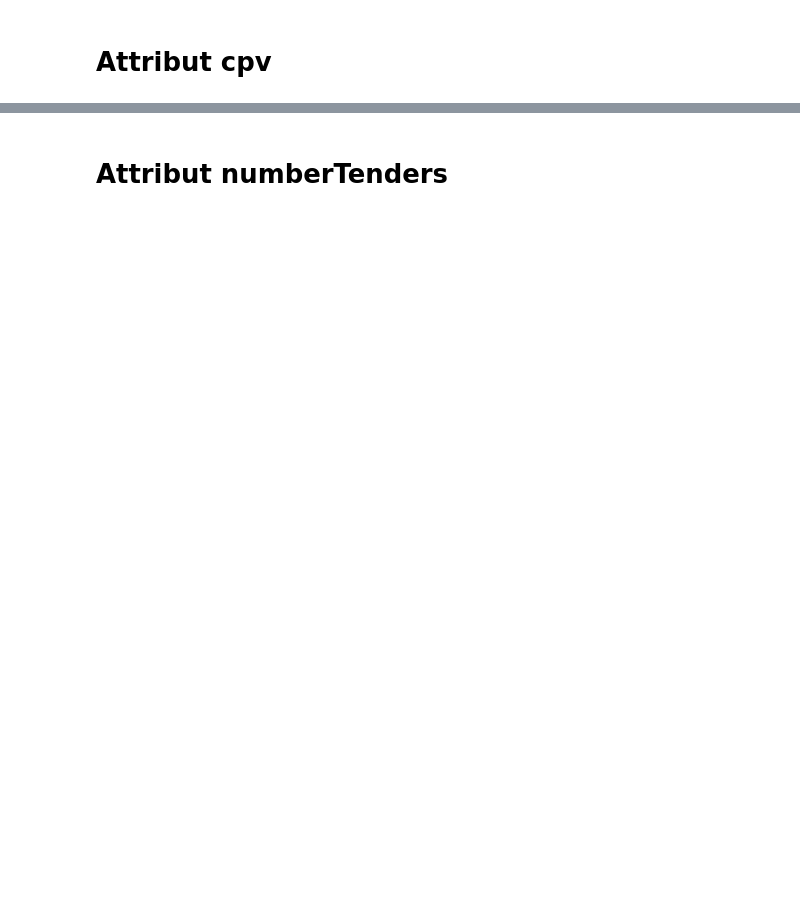
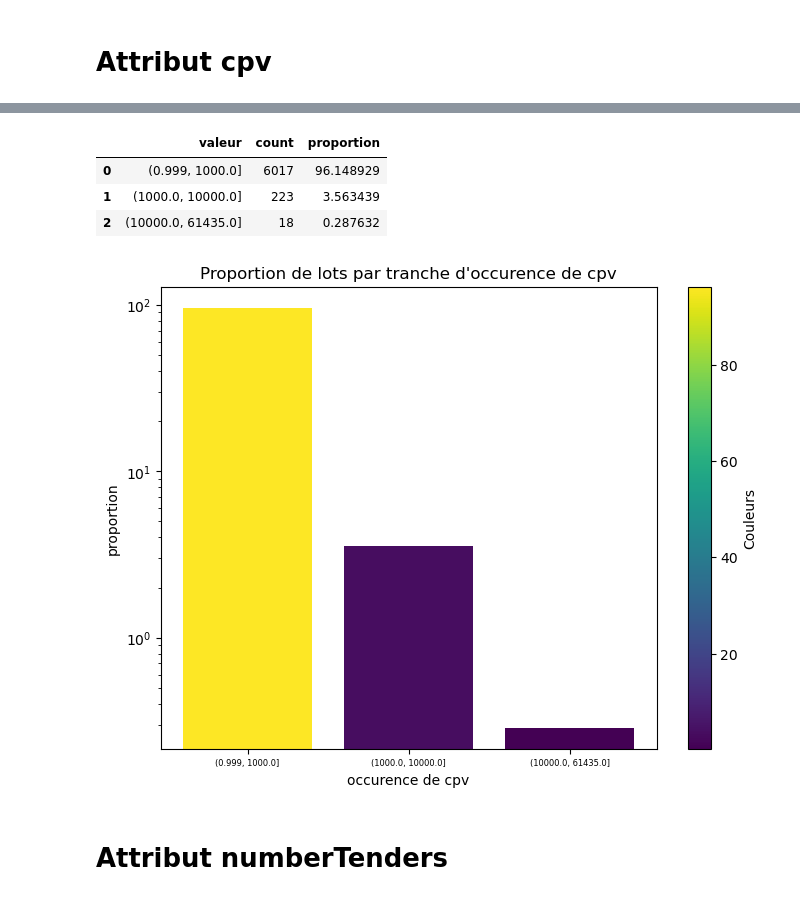
Before and after one commit to abdelhadi-essabri/FOPPA_Project, a Jupyter notebook: 03_analyse_descriptive/lots_separemment.ipynb, the cells around one changed output, grey strips where cells are left out. Drawn from its saved outputs; the diff is of its cells as text; code cells hidden in the pictures; blank space fills up the shorter version.

```diff
--- a/03_analyse_descriptive/lots_separemment.ipynb
+++ b/03_analyse_descriptive/lots_separemment.ipynb
@@ -514,0 +533,2 @@ plot_proportion(
+# %%
+cpv_vc = get_vc(lots, column='cpv')
@@ -514,0 +551,8 @@ plot_proportion(
+# %%
+cpv_cat = discretize_values(
+    df=cpv_vc.copy(),
+    column='count',
+    bins=[cpv_vc['count'].min(),1000, 10000,cpv_vc['count'].max()],
+    labels = None,
+    include_lowest=True
+)
@@ -515,2 +575,25 @@ plot_proportion(
+# %%
+cpv_cat_vc = get_vc(cpv_cat, column='category')
+# %%
+cpv_cat_vc
+# %% [output]
+|  | valeur | count | proportion |
+| 0 | (0.999, 1000.0] | 6017 | 96.148929 |
+| 1 | (1000.0, 10000.0] | 223 | 3.563439 |
+| 2 | (10000.0, 61435.0] | 18 | 0.287632 |
+# %%
+plot_proportion(
+    data=cpv_cat_vc.sort_values(by='valeur', ascending=True),
+    xcol='valeur',
+    ycol='proportion',
+    title="Proportion de lots par tranche d'occurence de cpv",
+    xtitle='occurence de cpv',
+    ytitle='proportion',
+    saveas='../images/03_desc_cpv_01.png',
+    logy=True,
+    xrot=0
+)
+# %% [output]
+[figure, added]
 # %% [markdown]
 # Attribut numberTenders
```
Also changed, not shown: parts of 119 cells of this notebook, 3 other files.
